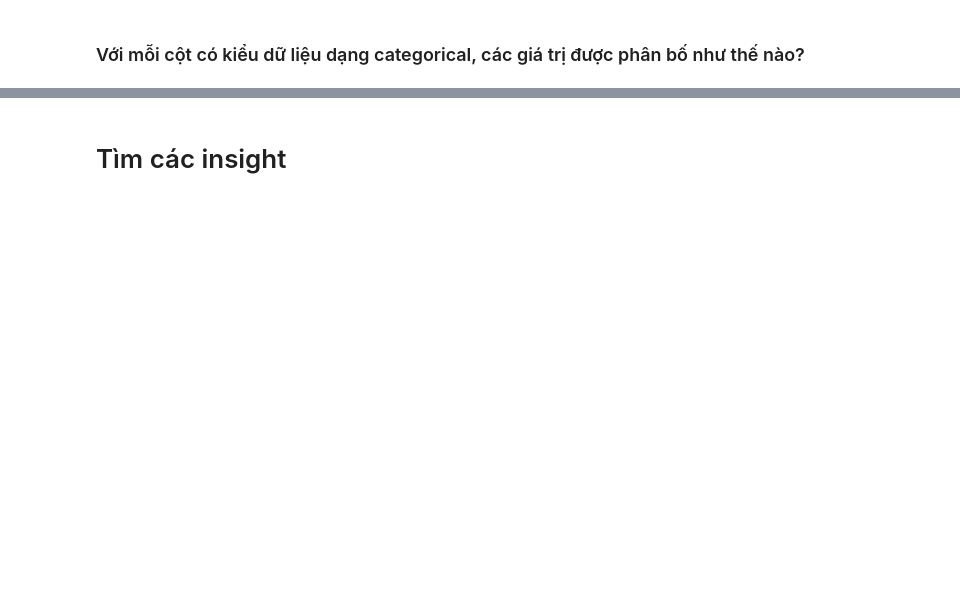
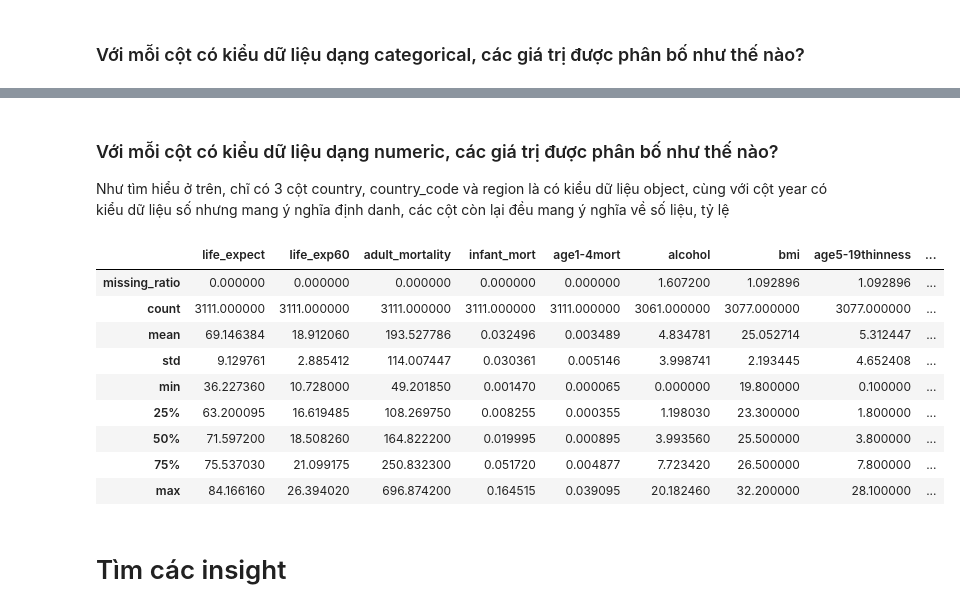
Before and after one commit to XQuyTran/Final_Project_LTKHDL, a Jupyter notebook: final-project.ipynb, the cells around one changed output, grey strips where cells are left out. Saved outputs shown, nothing was run; the diff lists cells and outputs as text; code cells hidden in the pictures; blank space fills up the shorter version.

```diff
--- a/final-project.ipynb
+++ b/final-project.ipynb
@@ -54,2 +121,5 @@ import seaborn as sns
+# %%
+def missing_ratio(df):
+    return df.isna().mean() * 100
 # %% [markdown]
 ### Với mỗi cột có kiểu dữ liệu dạng categorical, các giá trị được phân bố như thế nào?
@@ -58,2 +137,22 @@ import seaborn as sns
+# %% [markdown]
+### Với mỗi cột có kiểu dữ liệu dạng numeric, các giá trị được phân bố như thế nào?
+
+Như tìm hiểu ở trên, chĩ có 3 cột country, country_code và region là có kiểu dữ liệu object, cùng với cột year có kiểu dữ liệu số nhưng mang ý nghĩa định danh, các cột còn lại đều mang ý nghĩa về số liệu, tỷ lệ
+# %%
+pd.set_option("display.max_columns", None)
+num_df = life_df.select_dtypes(exclude='object').drop(columns='year')
+num_describe = pd.concat([num_df.agg([missing_ratio]), num_df.describe()])
+num_describe
+# %% [output]
+|  | life_expect | life_exp60 | adult_mortality | infant_mort | age1-4mort | alcohol | bmi | age5-19thinness | ... |
+| missing_ratio | 0.000000 | 0.000000 | 0.000000 | 0.000000 | 0.000000 | 1.607200 | 1.092896 | 1.092896 | ... |
+| count | 3111.000000 | 3111.000000 | 3111.000000 | 3111.000000 | 3111.000000 | 3061.000000 | 3077.000000 | 3077.000000 | ... |
+| mean | 69.146384 | 18.912060 | 193.527786 | 0.032496 | 0.003489 | 4.834781 | 25.052714 | 5.312447 | ... |
+| std | 9.129761 | 2.885412 | 114.007447 | 0.030361 | 0.005146 | 3.998741 | 2.193445 | 4.652408 | ... |
+| min | 36.227360 | 10.728000 | 49.201850 | 0.001470 | 0.000065 | 0.000000 | 19.800000 | 0.100000 | ... |
+| 25% | 63.200095 | 16.619485 | 108.269750 | 0.008255 | 0.000355 | 1.198030 | 23.300000 | 1.800000 | ... |
+| 50% | 71.597200 | 18.508260 | 164.822200 | 0.019995 | 0.000895 | 3.993560 | 25.500000 | 3.800000 | ... |
+| 75% | 75.537030 | 21.099175 | 250.832300 | 0.051720 | 0.004877 | 7.723420 | 26.500000 | 7.800000 | ... |
+| max | 84.166160 | 26.394020 | 696.874200 | 0.164515 | 0.039095 | 20.182460 | 32.200000 | 28.100000 | ... |
 # %% [markdown]
 # Tìm các insight
```
Also changed, not shown: parts of 62 cells of this notebook.
